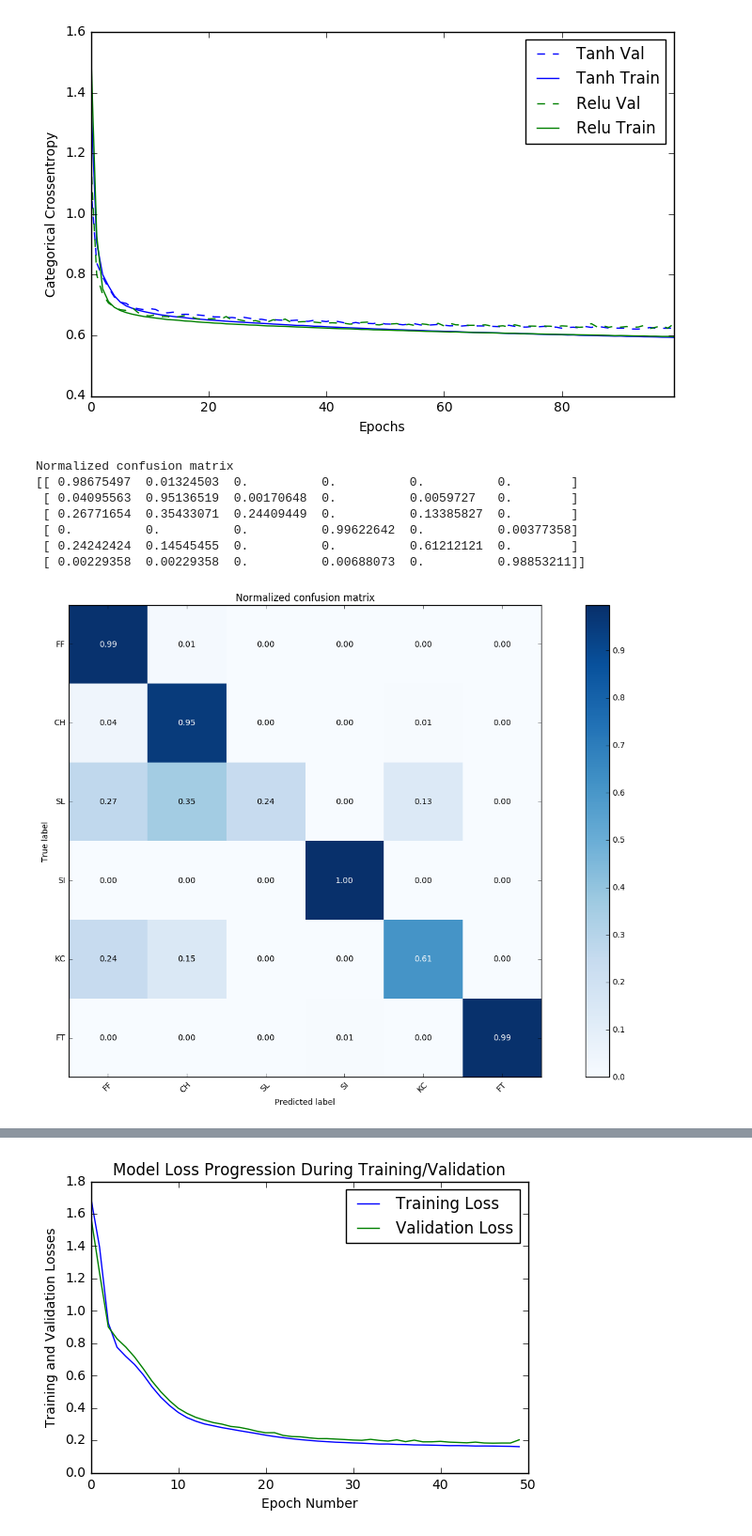
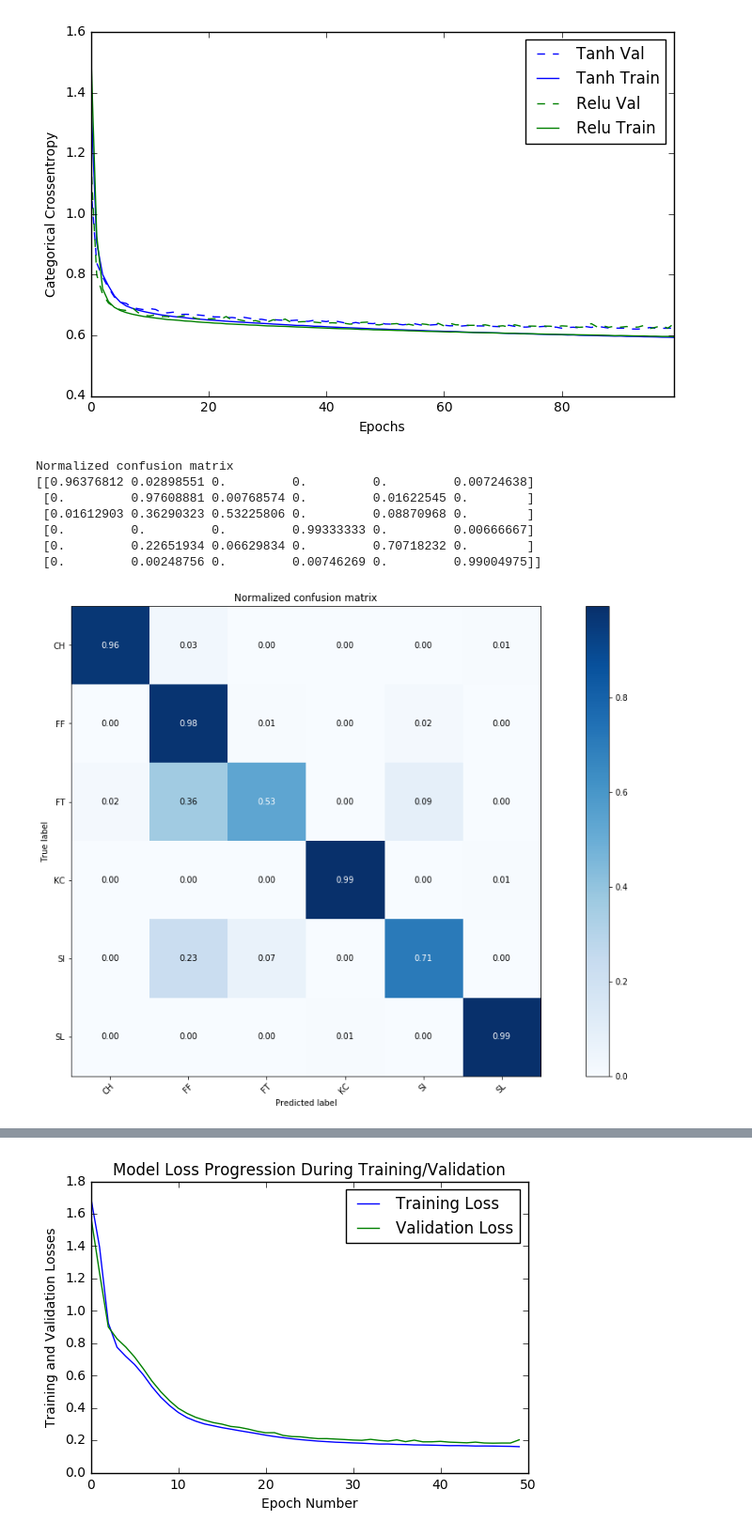
Before and after one commit to ninglee47/MLB-pitch-data-ML, a Jupyter notebook: Pitch type prediction - Single Pitcher-Cole.ipynb, the cells around one changed output, grey strips where cells are left out. Shown at 94% size. Drawn from its saved outputs; the diff is of its cells as text; code cells hidden in the pictures.

```diff
--- a/Pitch type prediction - Single Pitcher-Cole.ipynb
+++ b/Pitch type prediction - Single Pitcher-Cole.ipynb
@@ -142,7 +144,7 @@ plt.show()
 # %%
 # Predicting the Test set results
 y_pred = classifier.predict(X_test)
-y_pred = (y_pred > 0.5)
+y_pred = (y_pred > 0.35)
 
 # Making the Confusion Matrix
 from sklearn.metrics import confusion_matrix
@@ -151,7 +153,8 @@ np.savetxt("cm.csv", cm, delimiter=",")
 # %%
 # Plot non-normalized confusion matrix
 
-class_names = dataset['pitch_type'].unique()
+
+class_names = ['CH','FF', 'FT', 'KC','SI','SL',]
 
 #Visualize CM
 def plot_confusion_matrix(y_true, y_pred, classes,
@@ -190,37 +193,37 @@ def plot_confusion_matrix(y_true, y_pred, classes,
            xticklabels=classes, yticklabels=classes,
            title=title,
            ylabel='True label',
            xlabel='Predicted label')
 
     # Rotate the tick labels and set their alignment.
     plt.setp(ax.get_xticklabels(), rotation=45, ha="right",
              rotation_mode="anchor")
 
     # Loop over data dimensions and create text annotations.
     fmt = '.2f' if normalize else 'd'
     thresh = cm.max() / 2.
     for i in range(cm.shape[0]):
         for j in range(cm.shape[1]):
             ax.text(j, i, format(cm[i, j], fmt),
                     ha="center", va="center",
                     color="white" if cm[i, j] > thresh else "black")
     fig.set_size_inches(19.5, 10.5)
     #fig.tight_layout()
     return ax
 
 
 
 
 #class_names = dataset['CH', 'CU', 'FC', 'FF', 'FS', 'FT', 'KC', 'KN', 'SI', 'SL']
 #plot_confusion_matrix(y_test.argmax(axis=1), y_pred.argmax(axis=1), classes=class_names, title='Confusion matrix, without normalization')
 plot_confusion_matrix(y_test.argmax(axis=1), y_pred.argmax(axis=1), classes=class_names, normalize=True,title='Normalized confusion matrix')
 plt.show()
 # %% [output]
 Normalized confusion matrix
-[[ 0.98675497  0.01324503  0.          0.          0.          0.        ]
- [ 0.04095563  0.95136519  0.00170648  0.          0.0059727   0.        ]
- [ 0.26771654  0.35433071  0.24409449  0.          0.13385827  0.        ]
- [ 0.          0.          0.          0.99622642  0.          0.00377358]
- [ 0.24242424  0.14545455  0.          0.          0.61212121  0.        ]
- [ 0.00229358  0.00229358  0.          0.00688073  0.          0.98853211]]
+[[0.96376812 0.02898551 0.         0.         0.         0.00724638]
+ [0.         0.97608881 0.00768574 0.         0.01622545 0.        ]
+ [0.01612903 0.36290323 0.53225806 0.         0.08870968 0.        ]
+ [0.         0.         0.         0.99333333 0.         0.00666667]
+ [0.         0.22651934 0.06629834 0.         0.70718232 0.        ]
+ [0.         0.00248756 0.         0.00746269 0.         0.99004975]]
-[figure, old version]
+[figure, new version]
```
Also changed, not shown: parts of 5 cells of this notebook, 2 other files.
